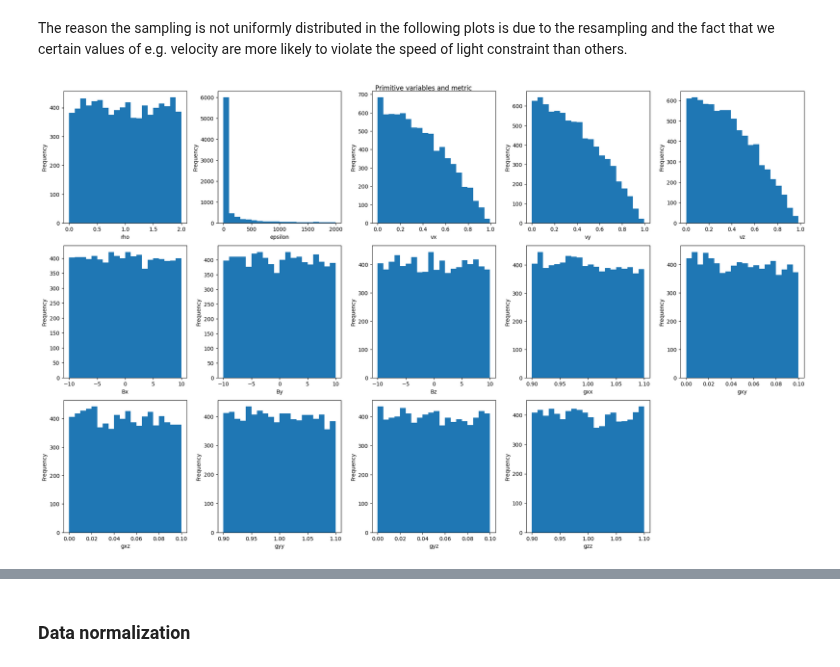
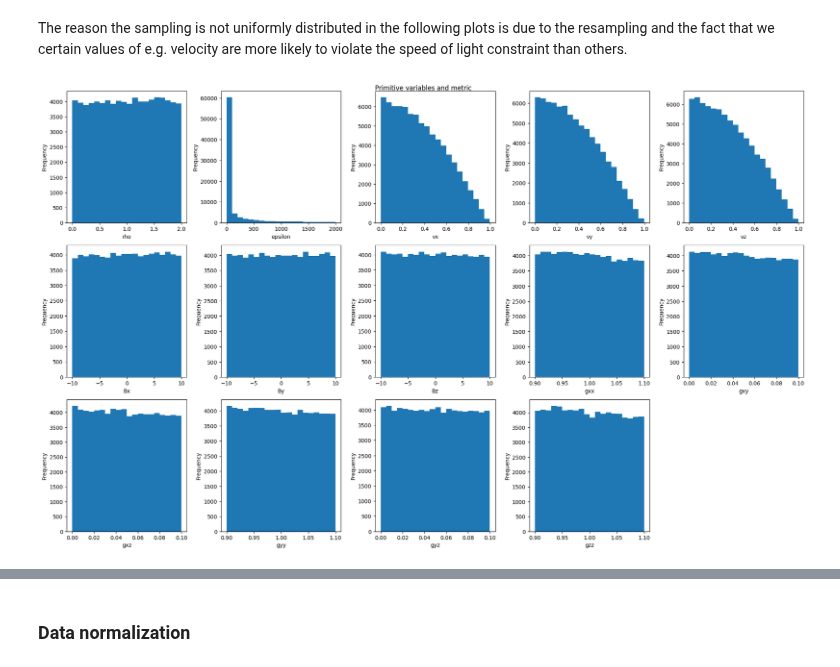
Before and after one commit to Yousousen/programming_git, a Jupyter notebook: python/bsc/con2prim_GRMHD/pt1_before_restructuring.ipynb, the cells around one changed output, grey strips where cells are left out. Drawn from its saved outputs; the diff is of its cells as text; code cells hidden in the pictures.

```diff
--- a/python/bsc/con2prim_GRMHD/pt1_before_restructuring.ipynb
+++ b/python/bsc/con2prim_GRMHD/pt1_before_restructuring.ipynb
@@ -139,8 +139,9 @@ SCHEDULER_NAME_NO_OPT = "ReduceLROnPlateau"
 N_INPUTS = 14  # Number of input features.
 Gamma = 5/3  # Adiabatic index
 
-n_train_samples = 80000 # Number of training samples
-n_test_samples = 20000 # Number of test samples
+n_samples = 100000
+train_frac = 0.7  # 70% of data for training
+val_frac = 0.1  # 10% of data for validation, rest for testing
 
 rho_interval = (0, 2)
 epsilon_interval = (1e-2, 2000)  # Will be sampled in log space
@@ -308,15 +309,18 @@ if LOAD_DATA_FROM_CSV:
     # Load the data from CSV files
     x_train = pd.read_csv(csv_filenames["x_train"]).values
     y_train = pd.read_csv(csv_filenames["y_train"]).values.squeeze()  # reshape to 1D
+    x_val = pd.read_csv(csv_filenames["x_val"]).values
+    y_val = pd.read_csv(csv_filenames["y_val"]).values.squeeze()  # reshape to 1D
     x_test = pd.read_csv(csv_filenames["x_test"]).values
     y_test = pd.read_csv(csv_filenames["y_test"]).values.squeeze()  # reshape to 1D
 
     # Convert numpy arrays to tensors
     x_train = torch.from_numpy(x_train).float().to(device)
     y_train = torch.from_numpy(y_train).float().to(device)
+    x_val = torch.from_numpy(x_val).float().to(device)
+    y_val = torch.from_numpy(y_val).float().to(device)
     x_test = torch.from_numpy(x_test).float().to(device)
     y_test = torch.from_numpy(y_test).float().to(device)
 
-    # This is an alternative to having if clauses  around the cells that visualize these variables.
-    rho_train = epsilon_train = vx_train = vy_train = vz_train = Bx_train = By_train = Bz_train = gxx_train = gxy_train = gxz_train = gyy_train = gyz_train = gzz_train = None
-    rho_test = epsilon_test = vx_test = vy_test = vz_test = Bx_test = By_test = Bz_test = gxx_test = gxy_test = gxz_test = gyy_test = gyz_test = gzz_test = None
+    # This is an alternative to having if clauses around the cells that visualize these variables.
+    rho, epsilon, vx, vy, vz, Bx, By, Bz, gxx, gxy, gxz, gyy, gyz, gzz = None
@@ -328,3 +327,7 @@ if not LOAD_DATA_FROM_CSV:
+# %%
+if not LOAD_DATA_FROM_CSV:
+    # Sample primitive variables and metric
+    rho, epsilon, vx, vy, vz, Bx, By, Bz, gxx, gxy, gxz, gyy, gyz, gzz = generate_samples(n_samples)
 # %%
 if not LOAD_DATA_FROM_CSV:
     # Generate data and labels.
@@ -487,42 +539,42 @@ The reason the sampling is not uniformly distributed in the following plots is d
 # %%
 if not LOAD_DATA_FROM_CSV:
     def plot_histogram(data, xlabel, ylabel, position, bins=20, xlog_scale=False, ylog_scale=False):
         plt.subplot(4, 5, position)
         plt.hist(data, bins=bins)
         plt.xlabel(xlabel)
         plt.ylabel(ylabel)
-        if xlog_scale: # Setting does not work expected for epsilon_train.
+        if xlog_scale: # Setting does not work expected for epsilon.
             plt.xscale("log")
-        if ylog_scale: # Setting does not work expected for epsilon_train.
+        if ylog_scale: # Setting does not work expected for epsilon.
             plt.yscale("log")
 
     # Plotting the histograms of rho, vx, epsilon, b0, b1, b2, and b3
     bins = 20
     plt.figure(figsize=(20, 16))
 
-    plot_histogram(rho_train, "rho", "Frequency", 1, bins=bins)
-    plot_histogram(epsilon_train, "epsilon", "Frequency", 2, bins=bins)
-    plot_histogram(vx_train, "vx", "Frequency", 3, bins=bins)
-    plot_histogram(vy_train, "vy", "Frequency", 4, bins=bins)
-    plot_histogram(vz_train, "vz", "Frequency", 5, bins=bins)
-    plot_histogram(Bx_train, "Bx", "Frequency", 6, bins=bins)
-    plot_histogram(By_train, "By", "Frequency", 7, bins=bins)
-    plot_histogram(Bz_train, "Bz", "Frequency", 8, bins=bins)
+    plot_histogram(rho, "rho", "Frequency", 1, bins=bins)
+    plot_histogram(epsilon, "epsilon", "Frequency", 2, bins=bins)
+    plot_histogram(vx, "vx", "Frequency", 3, bins=bins)
+    plot_histogram(vy, "vy", "Frequency", 4, bins=bins)
+    plot_histogram(vz, "vz", "Frequency", 5, bins=bins)
+    plot_histogram(Bx, "Bx", "Frequency", 6, bins=bins)
+    plot_histogram(By, "By", "Frequency", 7, bins=bins)
+    plot_histogram(Bz, "Bz", "Frequency", 8, bins=bins)
 
     # Plot these
-    plot_histogram(gxx_train, "gxx", "Frequency", 9, bins=bins)
-    plot_histogram(gxy_train, "gxy", "Frequency", 10, bins=bins)
-    plot_histogram(gxz_train, "gxz", "Frequency", 11, bins=bins)
-    plot_histogram(gyy_train, "gyy", "Frequency", 12, bins=bins)
-    plot_histogram(gyz_train, "gyz", "Frequency", 13, bins=bins)
-    plot_histogram(gzz_train, "gzz", "Frequency", 14, bins=bins)
+    plot_histogram(gxx, "gxx", "Frequency", 9, bins=bins)
+    plot_histogram(gxy, "gxy", "Frequency", 10, bins=bins)
+    plot_histogram(gxz, "gxz", "Frequency", 11, bins=bins)
+    plot_histogram(gyy, "gyy", "Frequency", 12, bins=bins)
+    plot_histogram(gyz, "gyz", "Frequency", 13, bins=bins)
+    plot_histogram(gzz, "gzz", "Frequency", 14, bins=bins)
 
 
     plt.suptitle("Primitive variables and metric")
     plt.tight_layout()
     plt.show()
 # %% [output]
-[figure, old version]
+[figure, new version]
 # %%
 %config InteractiveShell.ast_node_interactivity = "last_expr_or_assign"
 # %%
```
Also changed, not shown: parts of 24 cells of this notebook, 6 other files.
